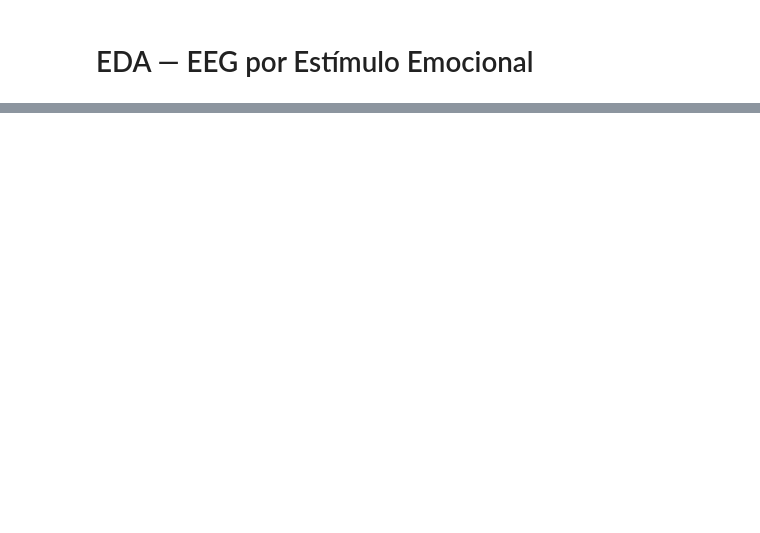
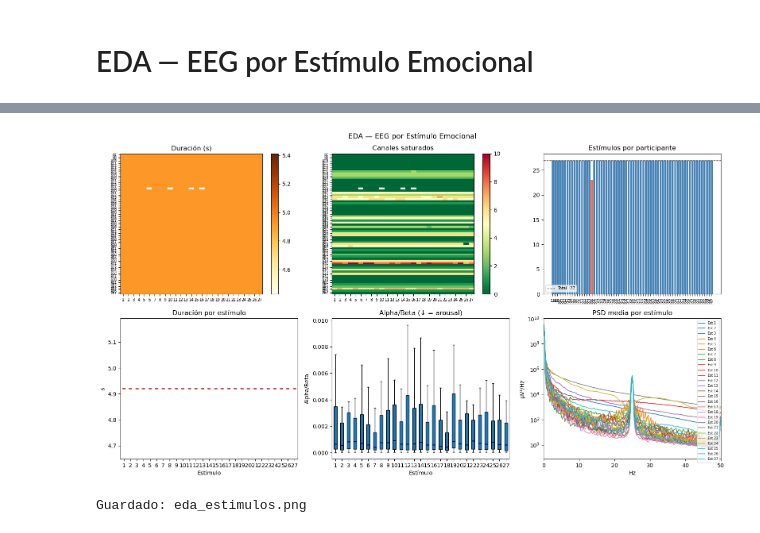
Before and after one commit to marioromero00/Tesis_MDS, a Jupyter notebook: EDA_v2/eda_estimulos.ipynb, the cells around one changed output, grey strips where cells are left out. Saved outputs shown, nothing was run; the diff lists cells and outputs as text; code cells hidden in the pictures; blank space fills up the shorter version.

```diff
--- a/EDA_v2/eda_estimulos.ipynb
+++ b/EDA_v2/eda_estimulos.ipynb
@@ -148,17 +161,19 @@ print(f"{len(archivos)} archivos encontrados")
 # %%
-resultados = ray.get([
-    procesar.options(scheduling_strategy=ESTRATEGIA).remote(RUTA, a, SAT_THRESH, DEAD_THRESH, FS)
+res_stats = ray.get([
+    stats.options(scheduling_strategy=ESTRATEGIA).remote(RUTA, a, SAT_THRESH, FS)
+    for a in archivos
+])
+res_psd = ray.get([
+    psd.options(scheduling_strategy=ESTRATEGIA).remote(RUTA, a, SAT_THRESH, FS)
     for a in archivos
 ])
 
-res_ok  = [r for r in resultados if "error" not in r]
-res_err = [r for r in resultados if "error" in r]
-
-meta = pd.DataFrame(res_ok).sort_values(["participante", "estimulo"]).reset_index(drop=True)
+meta = pd.DataFrame([r for r in res_stats if "error" not in r])
+meta = meta.sort_values(["participante", "estimulo"]).reset_index(drop=True)
 
 BANDS = {"Delta":(1,4), "Theta":(4,8), "Alpha":(8,13), "Beta":(13,30), "Gamma":(30,45)}
 band_rows = []
-for r in res_ok:
+for r in res_psd:
     row = {"participante": r["participante"], "estimulo": r["estimulo"]}
     if r["freqs"]:
         freqs, p = np.array(r["freqs"]), np.array(r["psd"])
@@ -168,8 +183,8 @@ for r in res_ok:
     band_rows.append(row)
 band_df = pd.DataFrame(band_rows)
 
-print(f"OK: {len(res_ok)}  errores: {len(res_err)}")
-print(f"Canales muertos — media por trial: {meta['n_dead_ch'].mean():.1f} / {meta['n_ch_total'].iloc[0]}")
-if res_err:
-    print("Errores:", res_err[:3])
-meta[["participante","estimulo","duracion_s","n_dead_ch","n_buenos_ch","mean_amp"]].head(10)
+errores = [r for r in res_stats if "error" in r]
+print(f"OK: {len(meta)}  errores: {len(errores)}")
+if errores:
+    print("Errores:", errores[:3])
+meta.head()
@@ -176,5 +199,5 @@ meta[["participante","estimulo","duracion_s","n_dead_ch","n_buenos_ch","mean_amp
 # %%
-estims = sorted(meta["estimulo"].unique())
+estims  = sorted(meta["estimulo"].unique())
 fig, axes = plt.subplots(2, 3, figsize=(16, 9))
 
 # 1. Heatmap duración
@@ -195,7 +218,7 @@ plt.colorbar(im2, ax=ax); ax.set_title("Canales saturados")
 
 # 3. Completitud
 ax = axes[0, 2]
-comp  = meta.groupby("participante")["estimulo"].nunique()
+comp = meta.groupby("participante")["estimulo"].nunique()
 n_tot = len(estims)
 ax.bar([f"P{p}" for p in comp.index], comp.values,
        color=["tomato" if v < n_tot else "steelblue" for v in comp.values])
@@ -205,37 +228,40 @@ ax.tick_params(axis="x", rotation=90, labelsize=6)
 
 # 4. Boxplot duración por estímulo
 ax = axes[1, 0]
 data = [meta[meta["estimulo"] == e]["duracion_s"].values for e in estims]
 ax.boxplot(data, labels=estims, showfliers=False, patch_artist=True,
            medianprops=dict(color="red", lw=1.5))
 ax.set_xlabel("Estímulo"); ax.set_ylabel("s"); ax.set_title("Duración por estímulo")
 
 # 5. Alpha/Beta ratio
 ax = axes[1, 1]
 band_df["a_b"] = band_df["Alpha"] / band_df["Beta"].replace(0, np.nan)
 data_ab = [band_df[band_df["estimulo"] == e]["a_b"].dropna().values for e in estims]
 ax.boxplot(data_ab, labels=estims, showfliers=False, patch_artist=True,
            medianprops=dict(color="navy", lw=1.5))
 ax.set_xlabel("Estímulo"); ax.set_ylabel("Alpha/Beta"); ax.set_title("Alpha/Beta (↓ = arousal)")
 
-# 6. PSD media por estímulo (sobre señal filtrada)
+# 6. PSD media por estímulo
 ax = axes[1, 2]
 psd_by_e = {}
-for r in res_ok:
+for r in res_psd:
     if r["freqs"]:
         psd_by_e.setdefault(r["estimulo"], []).append(np.array(r["psd"]))
 cmap = plt.cm.tab10(np.linspace(0, 1, max(len(psd_by_e), 1)))
-freqs_ref = np.array(next(r["freqs"] for r in res_ok if r["freqs"]))
+freqs_ref = np.array(next(r["freqs"] for r in res_psd if r["freqs"]))
 for i, (e, psds) in enumerate(sorted(psd_by_e.items())):
     ax.semilogy(freqs_ref, np.mean(psds, axis=0), color=cmap[i % len(cmap)], lw=1.2, label=f"Est {e}")
 ax.set_xlim(0, 50); ax.set_xlabel("Hz"); ax.set_ylabel("µV²/Hz")
-ax.set_title("PSD media por estímulo (filtrada 1–45 Hz)"); ax.legend(fontsize=6)
+ax.set_title("PSD media por estímulo"); ax.legend(fontsize=6)
 
 plt.suptitle("EDA — EEG por Estímulo Emocional", fontsize=13)
 plt.tight_layout()
 plt.savefig("eda_estimulos.png", dpi=150, bbox_inches="tight")
 plt.show()
 print("Guardado: eda_estimulos.png")
+# %% [output]
+[figure, added]
+Guardado: eda_estimulos.png
 # %%
 print(f"Participantes : {meta['participante'].nunique()}")
 print(f"Estímulos     : {meta['estimulo'].nunique()} → {estims}")
```
Also changed, not shown: parts of 5 cells of this notebook, 4 other files.
